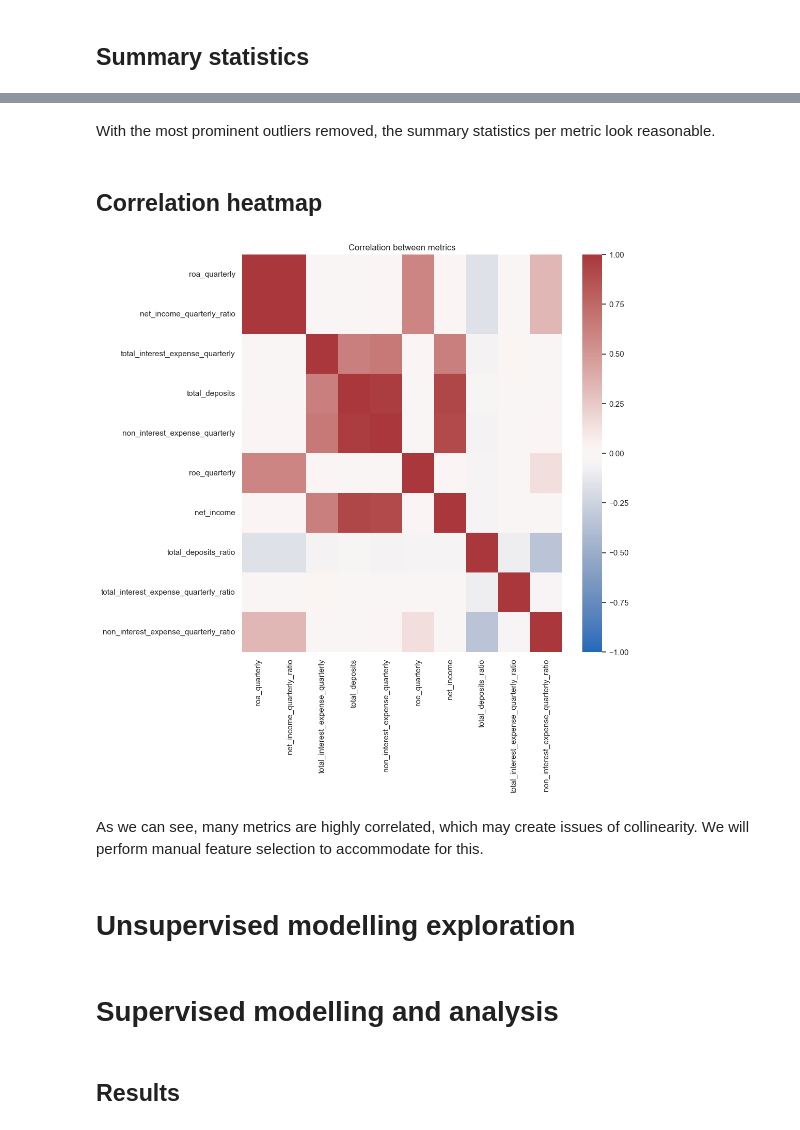
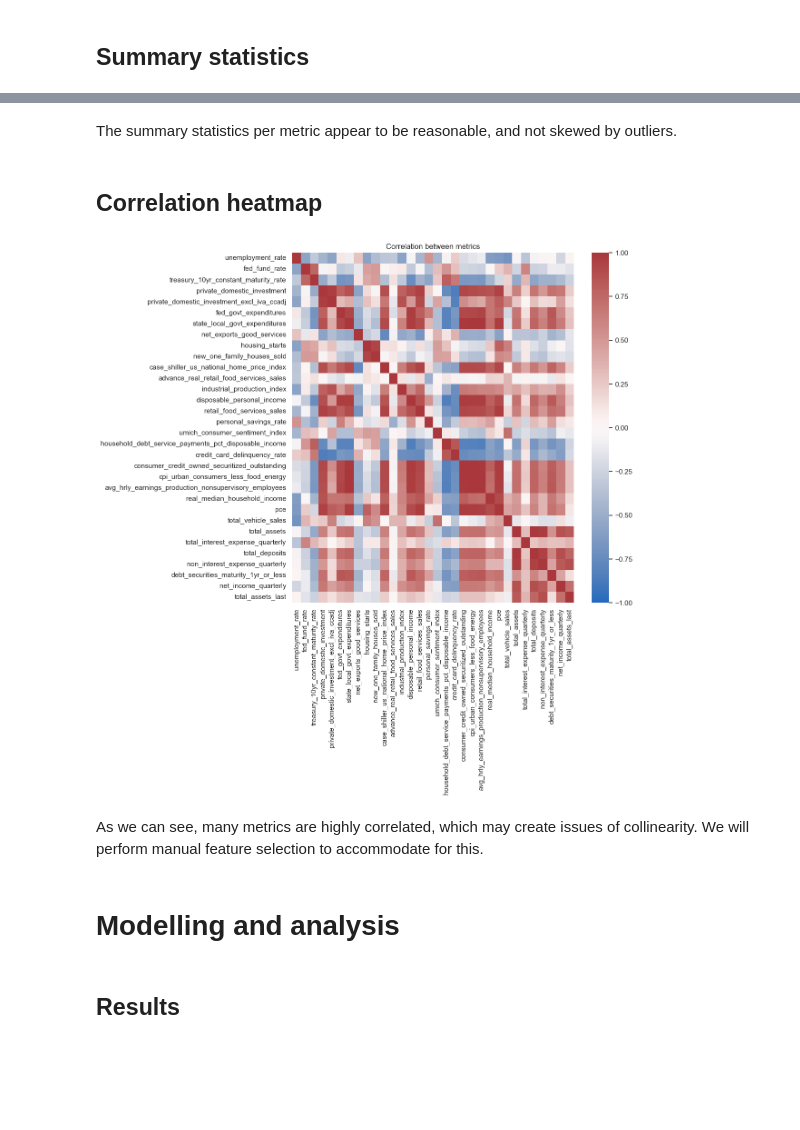
Before and after one commit to hughdingb58/deposit_size_prediction, a Jupyter notebook: main.ipynb, the cells around one changed output, grey strips where cells are left out. Saved outputs shown, nothing was run; the diff lists cells and outputs as text; code cells hidden in the pictures; blank space fills up the shorter version.

```diff
--- a/main.ipynb
+++ b/main.ipynb
@@ -285,14 +371,4 @@ These thresholds seem reasonable (the three aggregate categories are comparable
 # %%
-df_2000_agg = df_2000.groupby(["category", "state", "city", "zip", "date"]).agg({
-    "total_assets": "sum",
-    "roa_quarterly": "mean",
-    "net_income_quarterly_ratio": "mean",
-    "total_interest_expense_quarterly": "sum",
-    "total_deposits": "sum",
-    "non_interest_expense_quarterly": "sum",
-    "roe_quarterly": "mean",
-    "net_income": "sum",
-    "total_deposits_ratio": "mean",
-    "total_interest_expense_quarterly_ratio": "mean",
-    "non_interest_expense_quarterly_ratio": "mean"
-}).reset_index()
+financials_agg = financials.drop(["name"], axis = 1). \
+  groupby(["category", "date", "year", "quarter"]).agg("sum").reset_index()
+financials_agg.head()
@@ -319,8 +403,0 @@ Finally, we scale and center the metrics so that they are all treated equally.
-# %%
-df_final = df_2000_agg.copy()
-for i in df_final.columns[5:]:
-    df_final[i] = df_final[i] - np.mean(df_final[i])  # Center values
-    df_final[i] = df_final[i] / np.max(
-        [np.nanmax(df_final[i]), np.nanmin(df_final[i]) * -1]
-    )  # Scale values
-df_final.head()
@@ -333,0 +407,9 @@ df_final.head()
+# %%
+# Merge on quarter
+df_full = pd.merge(econ.drop("date", axis = 1), financials_agg)
+# Rearrange columns
+cols = list(df_full.columns)
+for col in ["quarter", "year", "date", "category"]:
+    cols.insert(0, cols.pop(cols.index(col)))
+df_full = df_full[cols].sort_values(["date", "category"])
+df_full.head()
@@ -333,0 +425,6 @@ df_final.head()
+# %%
+df = df_full.copy()
+for i in df.columns[5:]:
+    df[i] = df[i] - np.mean(df[i])  # Center values
+    df[i] = df[i] / np.max([np.nanmax(df[i]), np.nanmin(df[i]) * -1])  # Scale values
+df.head()
@@ -349,25 +453,22 @@ df_final.describe()
 # %% [markdown]
-With the most prominent outliers removed, the summary statistics per metric look reasonable.
+The summary statistics per metric appear to be reasonable, and not skewed by outliers.
 # %% [markdown]
 <a id="explo-corr"></a>
 ## Correlation heatmap
 # %%
-corr_columns = list(df_final.columns[6:])
+corr_columns = list(df.columns[6:])
 sns.set(rc = {"figure.figsize": (10, 10)})
-sns.heatmap(df_final[corr_columns].corr(), vmin = -1, vmax = 1, cmap="vlag").set_title(
+sns.heatmap(df[corr_columns].corr(), vmin = -1, vmax = 1, cmap="vlag").set_title(
     "Correlation between metrics"
 )
 plt.show()
 # %% [output]
-[figure, old version]
+[figure, new version]
 # %% [markdown]
 As we can see, many metrics are highly correlated, which may create issues of collinearity. We will perform manual feature selection to accommodate for this.
-# %% [markdown]
-<a id="unsupervised"></a>
-# Unsupervised modelling exploration
 # %% [markdown]
 <a id="supervised"></a>
-# Supervised modelling and analysis
+# Modelling and analysis
 # %% [markdown]
 <a id="supervised-results"></a>
 ## Results
```
Also changed, not shown: parts of 38 cells of this notebook, 5 other files.
